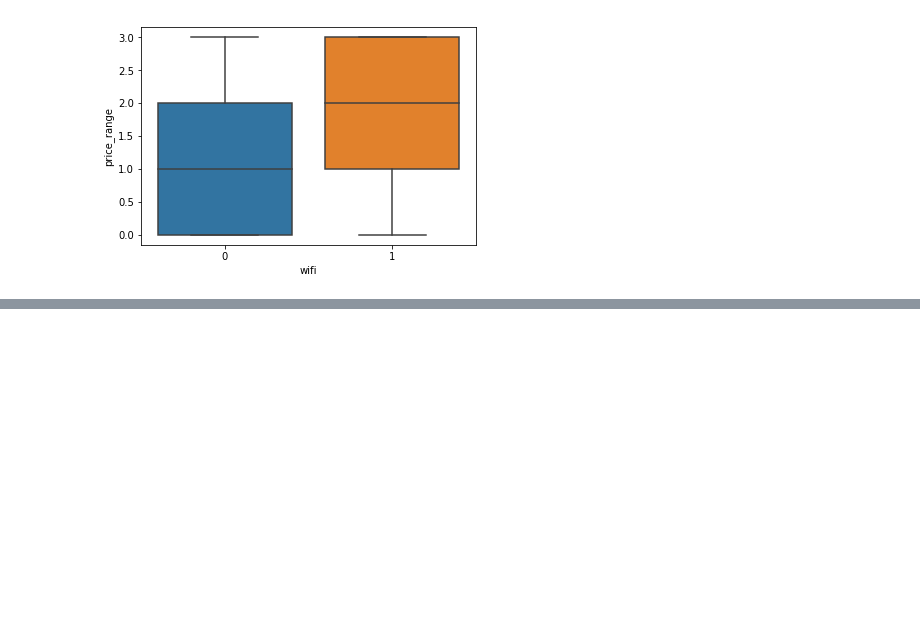
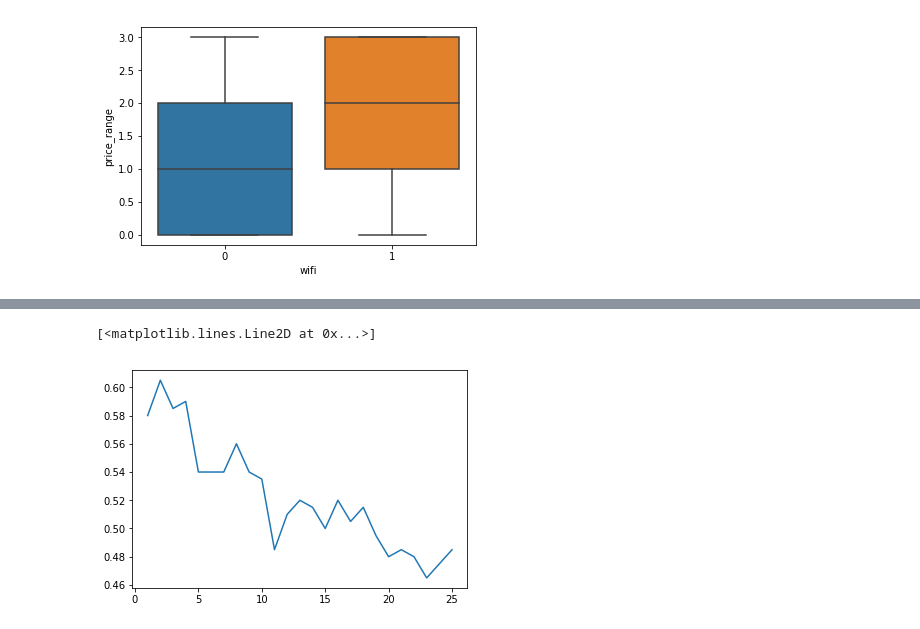
Before and after one commit to akashguptaaa/Mobile-Price-Prediction-Using-Machine-Learning-Technique, a Jupyter notebook: Mobile Price Prediction.ipynb, the cells around one changed output, grey strips where cells are left out. Saved outputs shown, nothing was run; the diff lists cells and outputs as text; code cells hidden in the pictures; blank space fills up the shorter version.

```diff
--- a/Mobile Price Prediction.ipynb
+++ b/Mobile Price Prediction.ipynb
@@ -262,0 +378,5 @@ sns.boxplot(dataset['wifi'],dataset['price_range'])
+# %%
+# from here i am usinf KNN(k-nearest neighbour) model
+
+from sklearn.neighbors import KNeighborsClassifier
+knn = KNeighborsClassifier(n_neighbors=5)
@@ -262,0 +389,2 @@ sns.boxplot(dataset['wifi'],dataset['price_range'])
+# %%
+knn.fit(X_train,y_train)
@@ -262,0 +441,14 @@ sns.boxplot(dataset['wifi'],dataset['price_range'])
+# %%
+# here i am taking k=1 to k=25 to record the accuracy
+k_range = range(1,26)
+scores = []
+for k in k_range:
+    knn = KNeighborsClassifier(n_neighbors=k)
+    knn.fit(X_train,y_train)
+    y_pred3 = knn.predict(X_test)
+    scores.append(metrics.accuracy_score(y_test,y_pred3))
+# %%
+plt.plot(k_range,scores)
+# %% [output]
+[<matplotlib.lines.Line2D at 0x...>]
+[figure, added]
```
Also changed, not shown: parts of 38 cells of this notebook.
